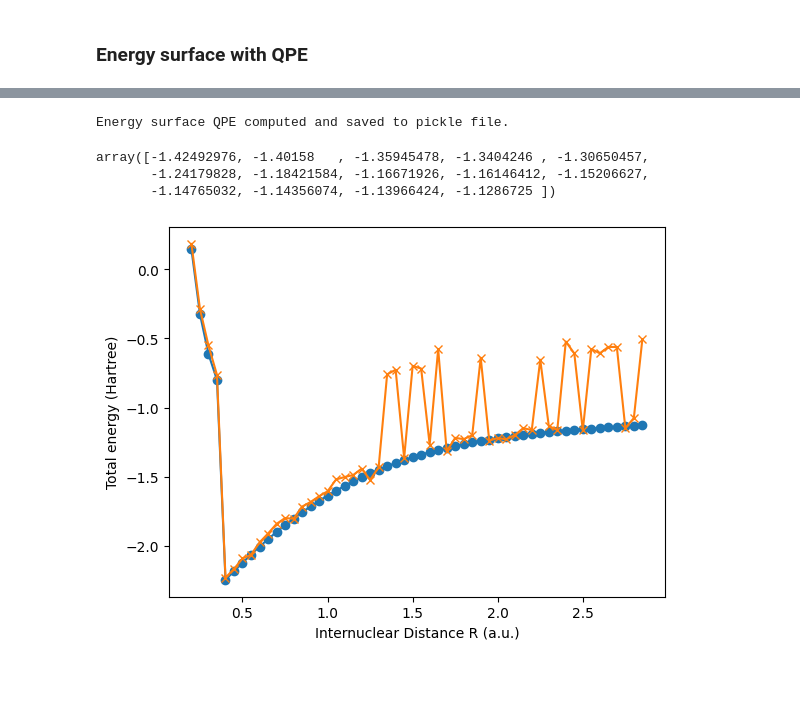
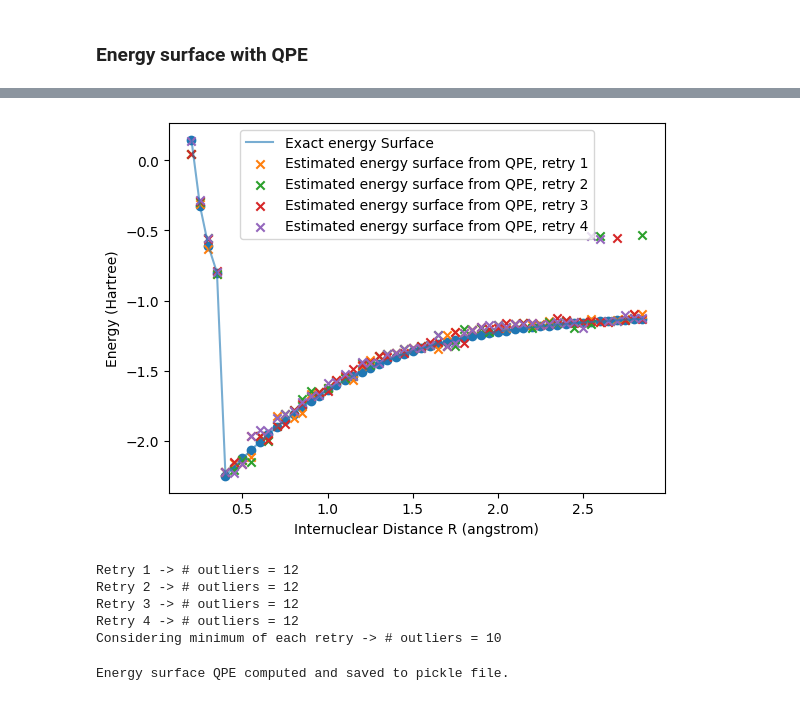
Before and after one commit to miguelruor/QPE-for-H2, a Jupyter notebook: QPE.ipynb, the cells around one changed output, grey strips where cells are left out. Saved outputs shown, nothing was run; the diff lists cells and outputs as text; code cells hidden in the pictures.

```diff
--- a/QPE.ipynb
+++ b/QPE.ipynb
@@ -443,3 +463,33 @@ for idx, coeffs_row in tqdm(coeffs_df.iterrows(), total=len(coeffs_df)):
+# %%
+plt.plot(coeffs_df["nuclear_dist"], energy_surface, label="Exact energy Surface", alpha=0.6)
+plt.scatter(coeffs_df["nuclear_dist"], energy_surface)
+for k in range(retries):
+    plt.scatter(
+        coeffs_df["nuclear_dist"],
+        energy_surface_qpe[k],
+        marker="x",
+        label=f"Estimated energy surface from QPE, retry {k+1}"
+        )
+plt.xlabel("Internuclear Distance R (angstrom)")
+plt.ylabel("Energy (Hartree)")
+plt.legend()
+plt.show()
+# %% [output]
+[figure, added]
+# %%
+for k in range(retries):
+    print(
+        f"Retry {k+1} -> # outliers =", sum((energy_surface - energy_surface_qpe[0]).__abs__() > 0.3)
+        )
+
+outliers = (energy_surface - energy_surface_qpe.min(axis=0)).__abs__() > 0.3 # with minimum of each retry
+print("Considering minimum of each retry -> # outliers =", sum(outliers))
+# %% [output]
+Retry 1 -> # outliers = 12
+Retry 2 -> # outliers = 12
+Retry 3 -> # outliers = 12
+Retry 4 -> # outliers = 12
+Considering minimum of each retry -> # outliers = 10
 # %%
 # prompt: save also the energy_surface_qpe data in a pickle file, the same way I did for the eigs variable
 
@@ -460,21 +510,2 @@ else:
 # %% [output]
 Energy surface QPE computed and saved to pickle file.
-# %%
-outliers = (energy_surface - energy_surface_qpe[0]).__abs__() > 0.3
-energy_surface[outliers]
-# %% [output]
-array([-1.42492976, -1.40158   , -1.35945478, -1.3404246 , -1.30650457,
-       -1.24179828, -1.18421584, -1.16671926, -1.16146412, -1.15206627,
-       -1.14765032, -1.14356074, -1.13966424, -1.1286725 ])
-# %%
-plt.plot(coeffs_df["nuclear_dist"], energy_surface, marker="o", label="Exact energy Surface")
-for k in range(retries):
-    plt.plot(coeffs_df["nuclear_dist"], energy_surface_qpe[k], marker="x", label=f"Energy Surface from QPE with Trotterization (retry {k+1})")
-
-#plt.plot(coeffs_df["nuclear_dist"], energy_surface_qpe, marker="x", label="Energy Surface from QPE with Trotterization")
-plt.xlabel("Internuclear Distance R (a.u.)")
-plt.ylabel("Total energy (Hartree)")
-#plt.legend()
-plt.show()
-# %% [output]
-[figure, removed]
```
Also changed, not shown: parts of 22 cells of this notebook.
